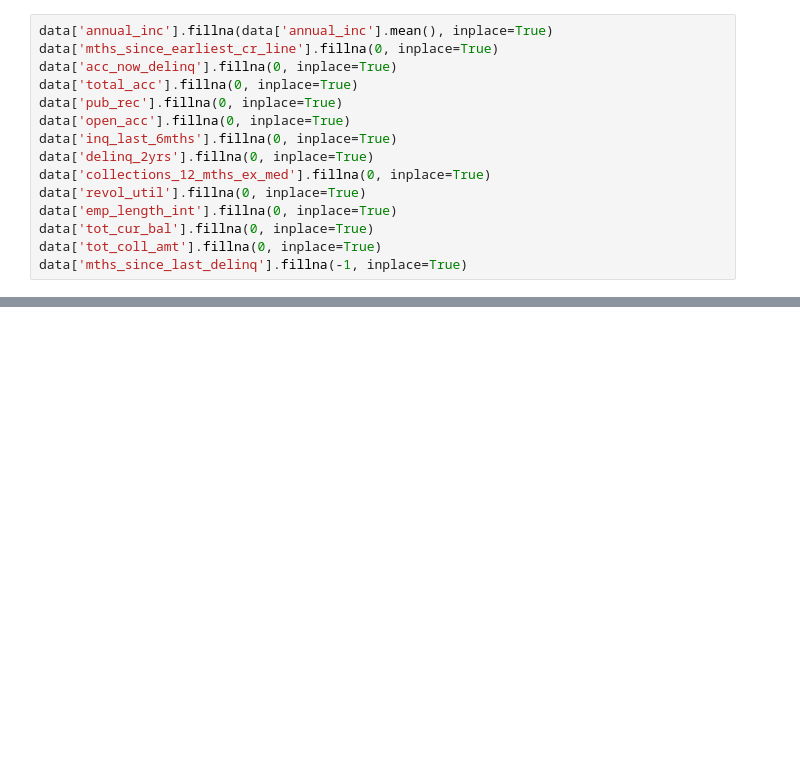
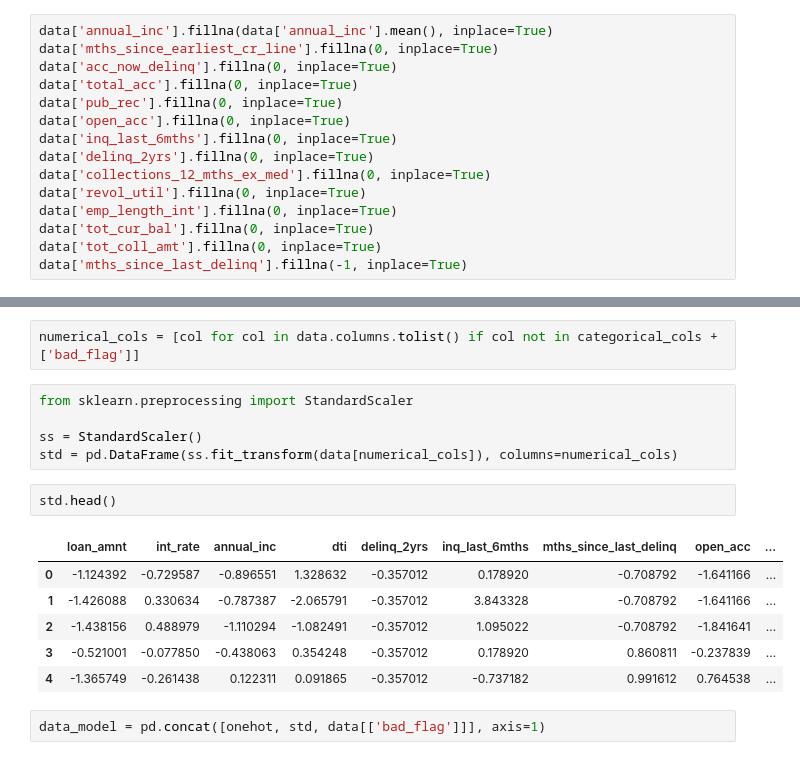
Before and after one commit to mikeglenlorenzogithub/GitDataScientist, a Jupyter notebook: project.ipynb, the cells around one changed output, grey strips where cells are left out. Cells and saved outputs as stored; diff of their text form; blank space fills up the shorter version.

```diff
--- a/project.ipynb
+++ b/project.ipynb
@@ -407,0 +423,18 @@ data['mths_since_last_delinq'].fillna(-1, inplace=True)
+# %%
+numerical_cols = [col for col in data.columns.tolist() if col not in categorical_cols + ['bad_flag']]
+# %%
+from sklearn.preprocessing import StandardScaler
+
+ss = StandardScaler()
+std = pd.DataFrame(ss.fit_transform(data[numerical_cols]), columns=numerical_cols)
+# %%
+std.head()
+# %% [output]
+|  | loan_amnt | int_rate | annual_inc | dti | delinq_2yrs | inq_last_6mths | mths_since_last_delinq | open_acc | ... |
+| 0 | -1.124392 | -0.729587 | -0.896551 | 1.328632 | -0.357012 | 0.178920 | -0.708792 | -1.641166 | ... |
+| 1 | -1.426088 | 0.330634 | -0.787387 | -2.065791 | -0.357012 | 3.843328 | -0.708792 | -1.641166 | ... |
+| 2 | -1.438156 | 0.488979 | -1.110294 | -1.082491 | -0.357012 | 1.095022 | -0.708792 | -1.841641 | ... |
+| 3 | -0.521001 | -0.077850 | -0.438063 | 0.354248 | -0.357012 | 0.178920 | 0.860811 | -0.237839 | ... |
+| 4 | -1.365749 | -0.261438 | 0.122311 | 0.091865 | -0.357012 | -0.737182 | 0.991612 | 0.764538 | ... |
+# %%
+data_model = pd.concat([onehot, std, data[['bad_flag']]], axis=1)
```
Also changed, not shown: parts of 4 cells of this notebook.
